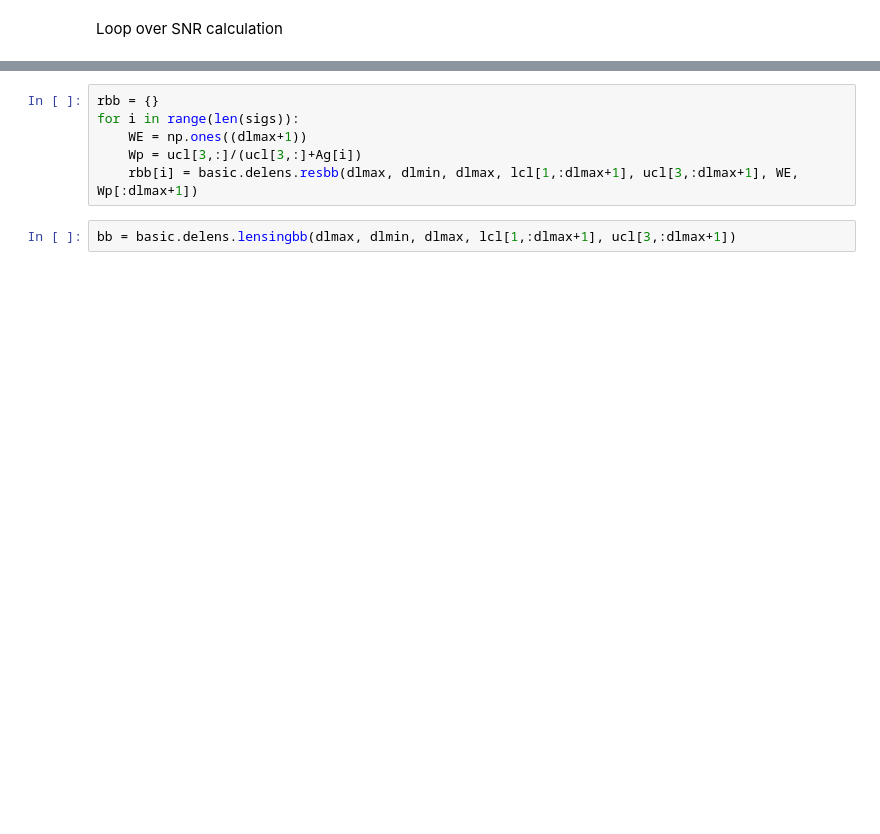
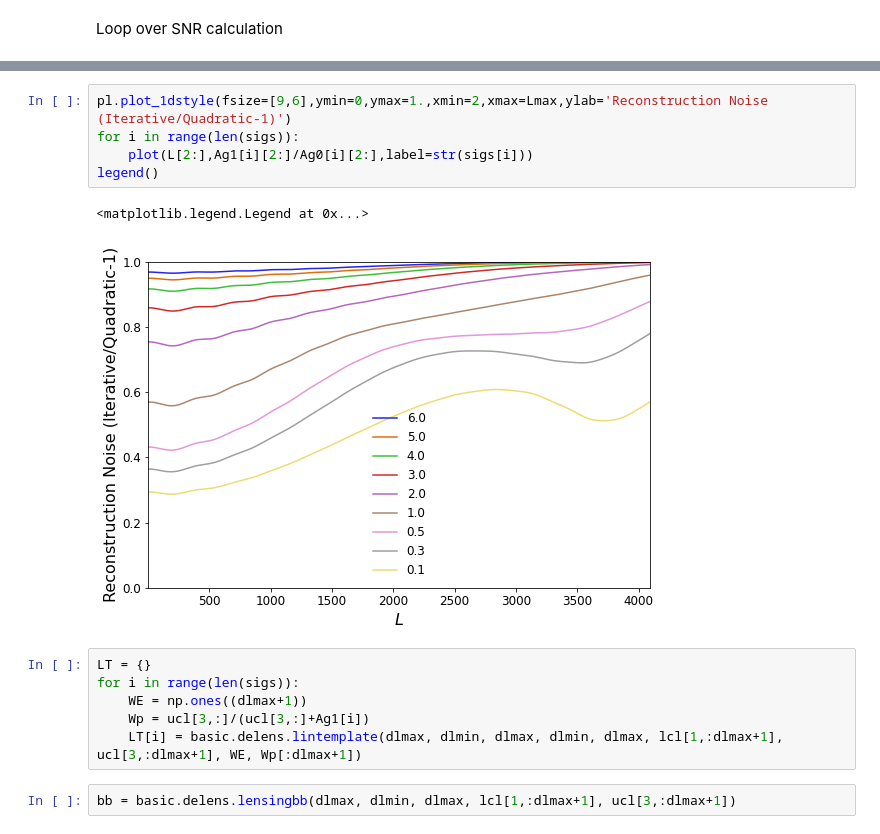
Before and after one commit to toshiyan/cmblensplus, a Jupyter notebook: example/curvedsky_reconstruction/lens_EB-iter-forecast.ipynb, the cells around one changed output, grey strips where cells are left out. Cells and saved outputs as stored; diff of their text form; blank space fills up the shorter version.

```diff
--- a/example/curvedsky_reconstruction/lens_EB-iter-forecast.ipynb
+++ b/example/curvedsky_reconstruction/lens_EB-iter-forecast.ipynb
@@ -48,9 +50,17 @@ for i in range(len(sigs)):
+# %%
+pl.plot_1dstyle(fsize=[9,6],ymin=0,ymax=1.,xmin=2,xmax=Lmax,ylab='Reconstruction Noise (Iterative/Quadratic-1)')
+for i in range(len(sigs)):
+    plot(L[2:],Ag1[i][2:]/Ag0[i][2:],label=str(sigs[i]))
+legend()
+# %% [output]
+<matplotlib.legend.Legend at 0x...>
+[figure, added]
 # %%
-rbb = {}
+LT = {}
 for i in range(len(sigs)):
     WE = np.ones((dlmax+1))
-    Wp = ucl[3,:]/(ucl[3,:]+Ag[i])
-    rbb[i] = basic.delens.resbb(dlmax, dlmin, dlmax, lcl[1,:dlmax+1], ucl[3,:dlmax+1], WE, Wp[:dlmax+1])
+    Wp = ucl[3,:]/(ucl[3,:]+Ag1[i])
+    LT[i] = basic.delens.lintemplate(dlmax, dlmin, dlmax, dlmin, dlmax, lcl[1,:dlmax+1], ucl[3,:dlmax+1], WE, Wp[:dlmax+1])
 # %%
 bb = basic.delens.lensingbb(dlmax, dlmin, dlmax, lcl[1,:dlmax+1], ucl[3,:dlmax+1])
 # %%
```
Also changed, not shown: parts of 6 cells of this notebook.
